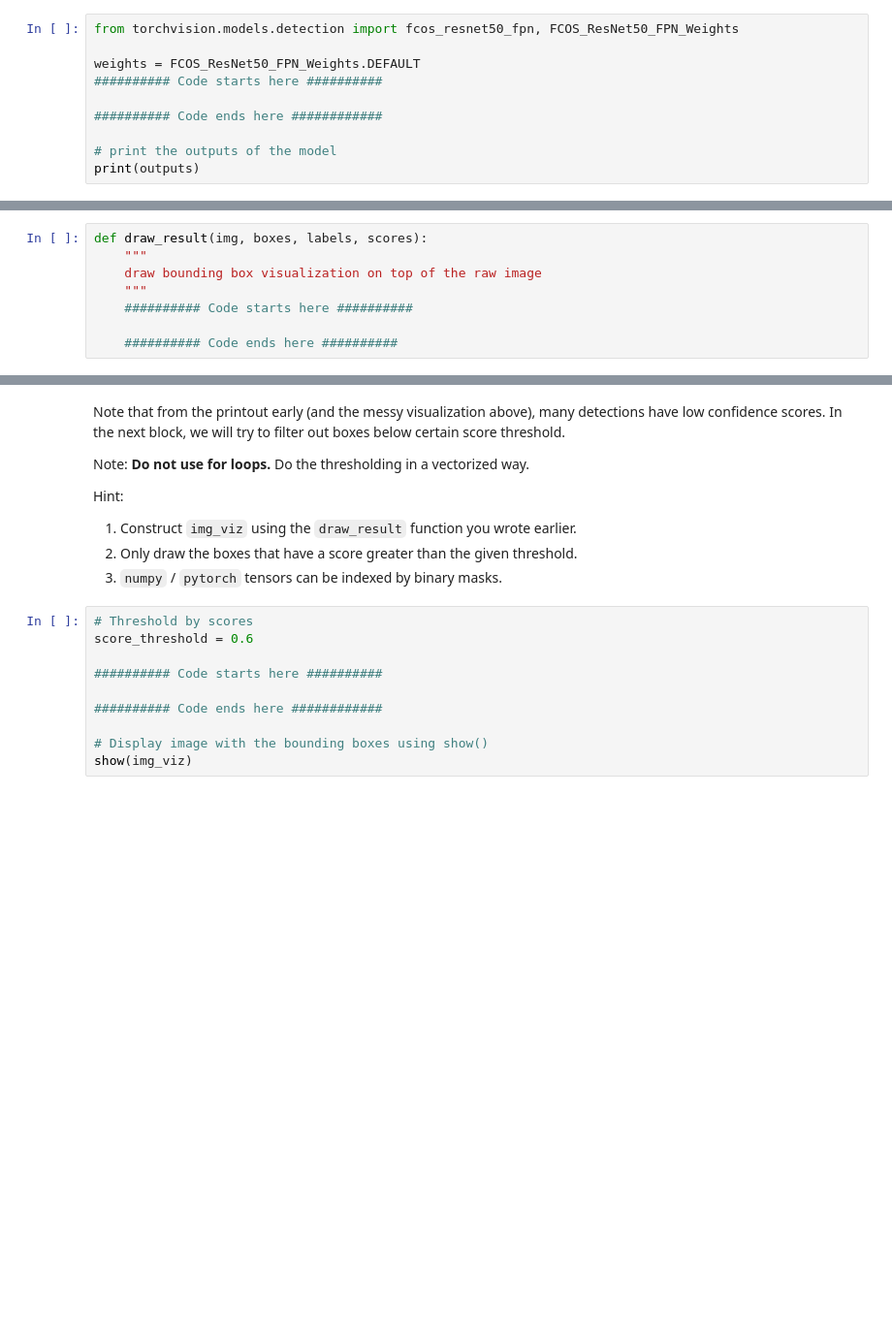
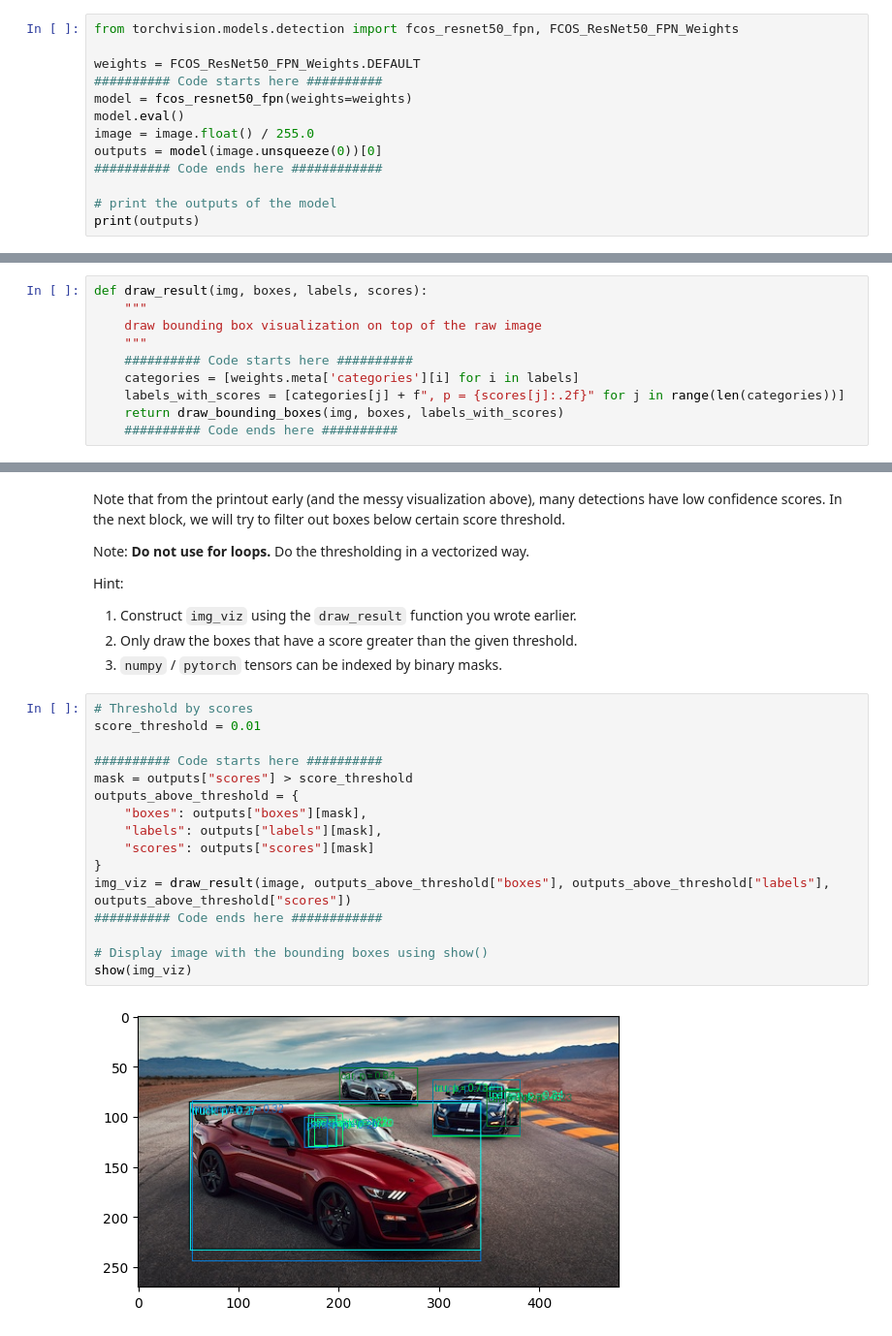
Before and after one commit to JohnFGC/Stanford_AA274A, a Jupyter notebook: HW3_P2_Object_Detection.ipynb, the cells around one changed output, grey strips where cells are left out. Shown at 97% size. Saved outputs shown, nothing was run; the diff lists cells and outputs as text; blank space fills up the shorter version.

```diff
--- a/HW3_P2_Object_Detection.ipynb
+++ b/HW3_P2_Object_Detection.ipynb
@@ -63,7 +63,10 @@ from torchvision.models.detection import fcos_resnet50_fpn, FCOS_ResNet50_FPN_We
 
 weights = FCOS_ResNet50_FPN_Weights.DEFAULT
 ########## Code starts here ##########
-
+model = fcos_resnet50_fpn(weights=weights)
+model.eval()
+image = image.float() / 255.0
+outputs = model(image.unsqueeze(0))[0]
 ########## Code ends here ############
 
 # print the outputs of the model
@@ -103,7 +149,9 @@ def draw_result(img, boxes, labels, scores):
     draw bounding box visualization on top of the raw image
     """
     ########## Code starts here ##########
-
+    categories = [weights.meta['categories'][i] for i in labels]
+    labels_with_scores = [categories[j] + f", p = {scores[j]:.2f}" for j in range(len(categories))]
+    return draw_bounding_boxes(img, boxes, labels_with_scores)
     ########## Code ends here ##########
 # %% [markdown]
 Let's try to draw out all the predicted boxes. This is going to look quite messy.
@@ -121,11 +171,19 @@ Hint:
 3. `numpy` / `pytorch` tensors can be indexed by binary masks.
 # %%
 # Threshold by scores
-score_threshold = 0.6
+score_threshold = 0.01
 
 ########## Code starts here ##########
-
+mask = outputs["scores"] > score_threshold
+outputs_above_threshold = {
+    "boxes": outputs["boxes"][mask],
+    "labels": outputs["labels"][mask],
+    "scores": outputs["scores"][mask]
+}
+img_viz = draw_result(image, outputs_above_threshold["boxes"], outputs_above_threshold["labels"], outputs_above_threshold["scores"])
 ########## Code ends here ############
 
 # Display image with the bounding boxes using show()
 show(img_viz)
+# %% [output]
+[figure, added]
```
Also changed, not shown: parts of 6 cells of this notebook.
